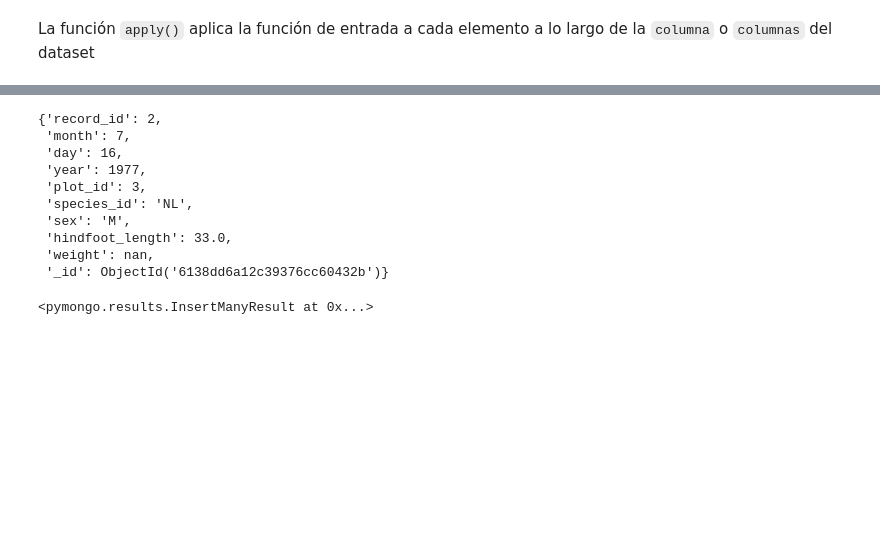
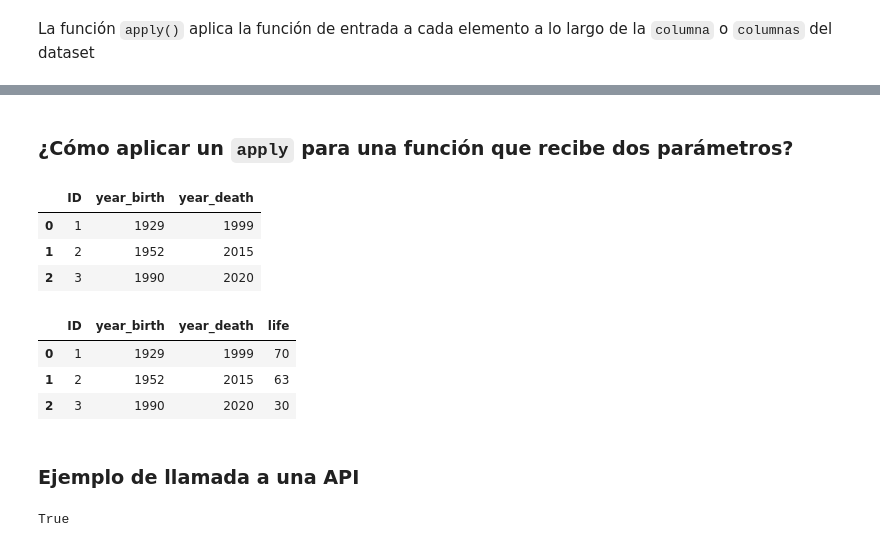
Before and after one commit to AnaAGG/Functions_review, a Jupyter notebook: Functions.ipynb, the cells around one changed output, grey strips where cells are left out. Drawn from its saved outputs; the diff is of its cells as text; code cells hidden in the pictures; blank space fills up the shorter version.

```diff
--- a/Functions.ipynb
+++ b/Functions.ipynb
@@ -114,13 +141,0 @@ dict_df = df.to_dict(orient = "records")
-# %%
-dict_df[1]
-# %% [output]
-{'record_id': 2,
- 'month': 7,
- 'day': 16,
- 'year': 1977,
- 'plot_id': 3,
- 'species_id': 'NL',
- 'sex': 'M',
- 'hindfoot_length': 33.0,
- 'weight': nan,
- '_id': ObjectId('6138dd6a12c39376cc60432b')}
@@ -131,4 +142,25 @@ collection = db.create_collection(name = "lluvia")
-# %%
-collection.insert_many(dict_df)
-# %% [output]
-<pymongo.results.InsertManyResult at 0x...>
+# %% [markdown]
+### ¿Cómo aplicar un `apply` para una función que recibe dos parámetros?
+# %%
+df = pd.DataFrame({'ID':['1', '2', '3'], 'year_birth': [1929,1952, 1990], 'year_death':[1999, 2015, 2020]})
+# %%
+df.head()
+# %% [output]
+|  | ID | year_birth | year_death |
+| 0 | 1 | 1929 | 1999 |
+| 1 | 2 | 1952 | 2015 |
+| 2 | 3 | 1990 | 2020 |
+# %%
+def años_vida(col1, col2):
+    return col2 - col1
+# %%
+df['life'] = df.apply(lambda x: años_vida(x.year_birth, x.year_death), axis=1)
+# %%
+df
+# %% [output]
+|  | ID | year_birth | year_death | life |
+| 0 | 1 | 1929 | 1999 | 70 |
+| 1 | 2 | 1952 | 2015 | 63 |
+| 2 | 3 | 1990 | 2020 | 30 |
+# %% [markdown]
+### Ejemplo de llamada a una API
@@ -134,0 +173,4 @@ collection.insert_many(dict_df)
+# %%
+load_dotenv()
+# %% [output]
+True
```
Also changed, not shown: parts of 33 cells of this notebook, 3 other files.
